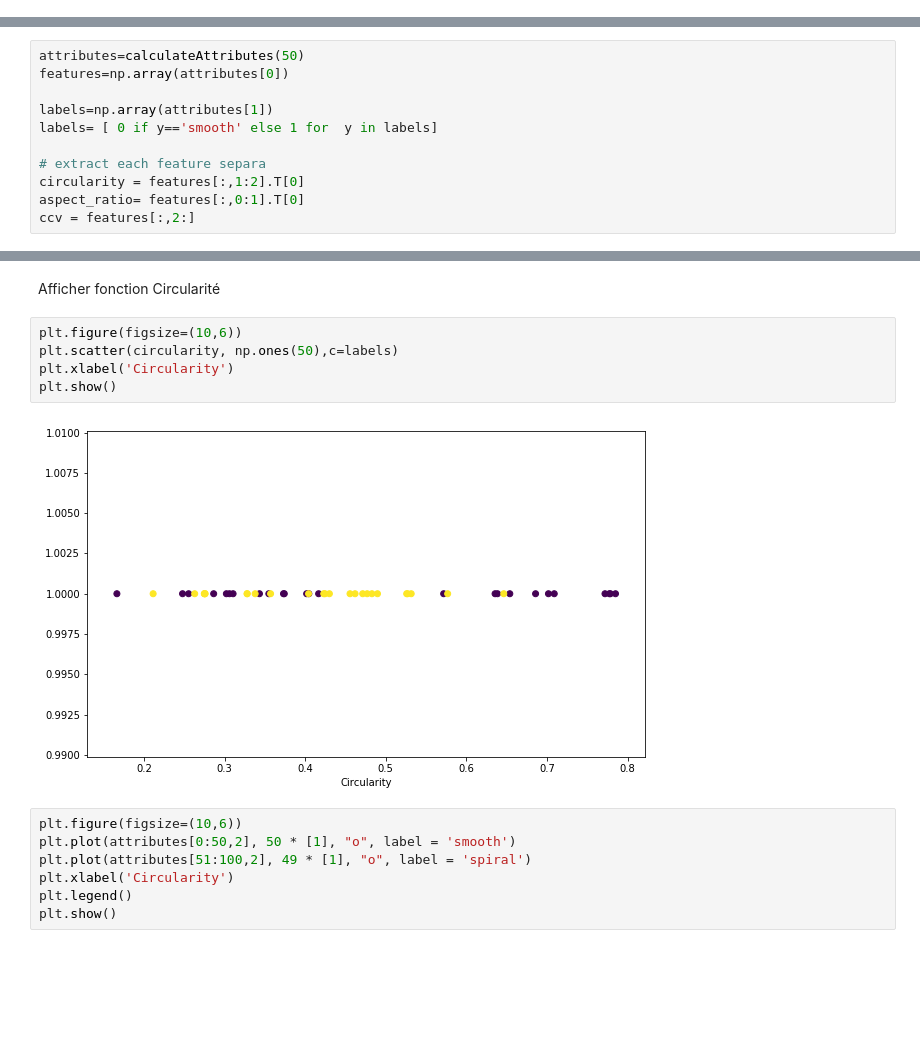
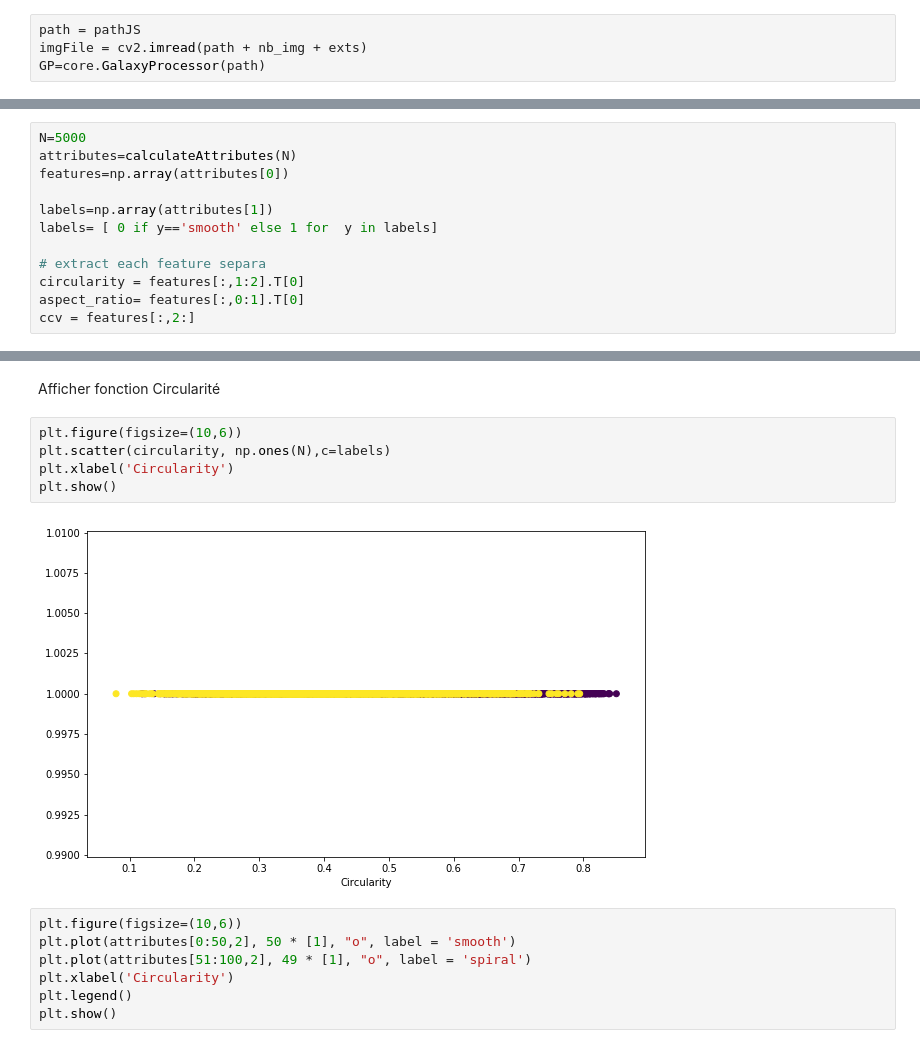
Before and after one commit to lodtan/gti770-tp1, a Jupyter notebook: GTI770-TP01.ipynb, the cells around one changed output, grey strips where cells are left out. Cells and saved outputs as stored; diff of their text form; blank space fills up the shorter version.

Commit message:
try with 5000 images

```diff
--- a/GTI770-TP01.ipynb
+++ b/GTI770-TP01.ipynb
@@ -40,3 +39,7 @@ GP=core.GalaxyProcessor(pathElodie)
+# %%
+path = pathJS
+imgFile = cv2.imread(path + nb_img + exts)
+GP=core.GalaxyProcessor(path)
 # %% [markdown]
 ### Feature #1 ratio_aspect
 # %% [markdown]
@@ -67,7 +70,8 @@ def calculateAttributes(n):
     df = df.groupby('class').apply(lambda x: x.sample(n//2)).reset_index(drop=True)
     return [GP.get_features(x) for x in df.id.values], df['class'].values
 # %%
-attributes=calculateAttributes(50)
+N=5000
+attributes=calculateAttributes(N)
 features=np.array(attributes[0])
 
 labels=np.array(attributes[1])
@@ -84,11 +88,11 @@ ccv = features[:,2:]
 Afficher fonction Circularité
 # %%
 plt.figure(figsize=(10,6))
-plt.scatter(circularity, np.ones(50),c=labels)
+plt.scatter(circularity, np.ones(N),c=labels)
 plt.xlabel('Circularity')
 plt.show()
 # %% [output]
-[figure, old version]
+[figure, new version]
 # %%
 plt.figure(figsize=(10,6))
 plt.plot(attributes[0:50,2], 50 * [1], "o", label = 'smooth')
```
Also changed, not shown: parts of 5 cells of this notebook.
